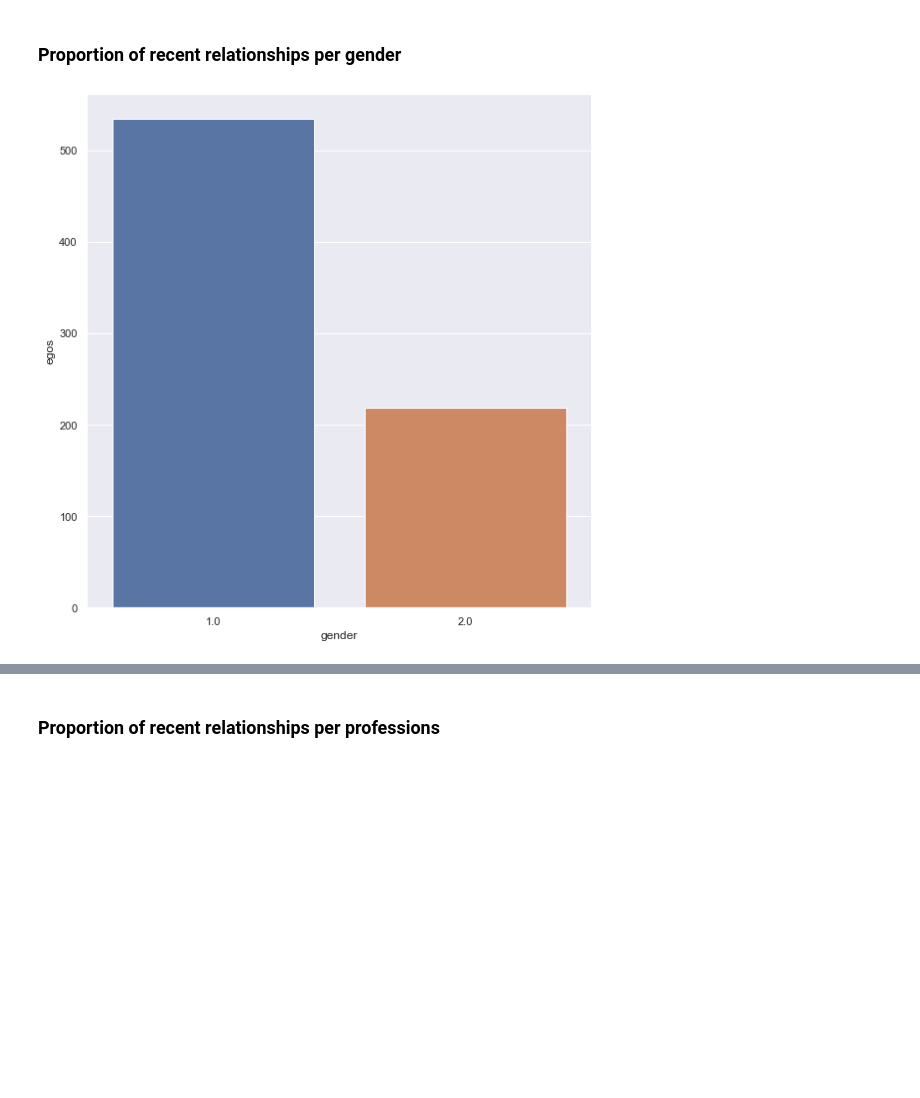
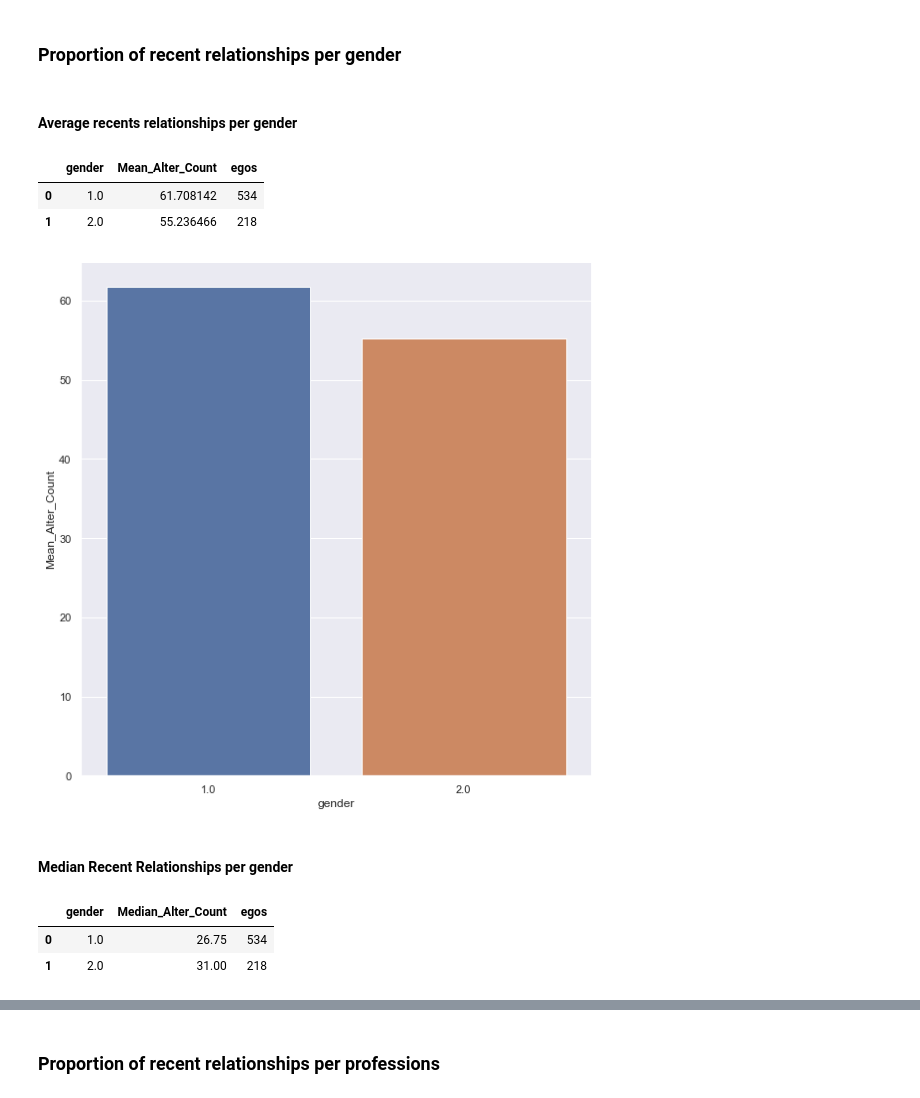
Before and after one commit to HyperionSuperNova/Algopol, a Jupyter notebook: Notebooks/Notebook_link_dynamics.ipynb, the cells around one changed output, grey strips where cells are left out. Saved outputs shown, nothing was run; the diff lists cells and outputs as text; code cells hidden in the pictures; blank space fills up the shorter version.

Commit message:
Added plot of median values per categories

```diff
--- a/Notebooks/Notebook_link_dynamics.ipynb
+++ b/Notebooks/Notebook_link_dynamics.ipynb
@@ -81,8 +136,24 @@ g = sns.relplot(x='age_range_str',y='Mean_Alter_Count',data=df_mean_age_binned,k
 # %% [markdown]
 ### Proportion of recent relationships per gender
+# %% [markdown]
+#### Average recents relationships per gender
 # %%
 df_mean_gender = mean_gender_df(df_merged)
+df_mean_gender
+# %% [output]
+|  | gender | Mean_Alter_Count | egos |
+| 0 | 1.0 | 61.708142 | 534 |
+| 1 | 2.0 | 55.236466 | 218 |
 # %%
-g = sns.catplot(x="gender", y="egos",data=df_mean_gender, kind="bar",height=8)
+g = sns.catplot(x="gender", y="Mean_Alter_Count",data=df_mean_gender, kind="bar",height=8)
 # %% [output]
-[figure, old version]
+[figure, new version]
+# %% [markdown]
+#### Median Recent Relationships per gender
+# %%
+df_median_gender = median_gender_df(df_merged)
+df_median_gender
+# %% [output]
+|  | gender | Median_Alter_Count | egos |
+| 0 | 1.0 | 26.75 | 534 |
+| 1 | 2.0 | 31.00 | 218 |
```
Also changed, not shown: parts of 19 cells of this notebook, 1 other file.
